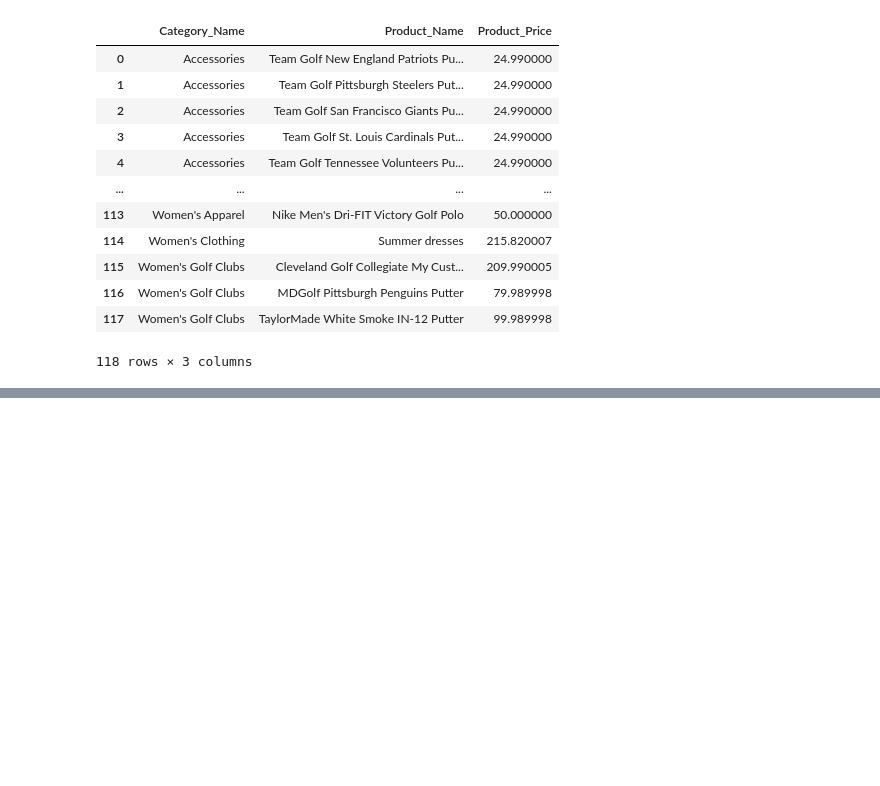
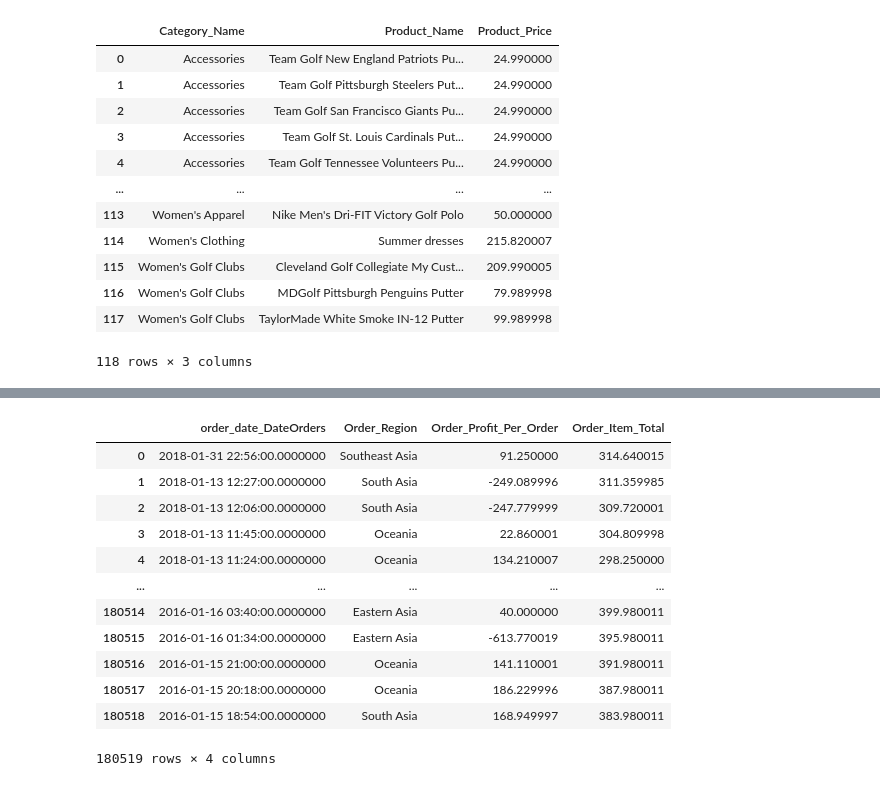
Before and after one commit to CCNY-Analytics-and-Quant/StevenCEdwinA-BAFall2023, a Jupyter notebook: Final Project.ipynb, the cells around one changed output, grey strips where cells are left out. Drawn from its saved outputs; the diff is of its cells as text; code cells hidden in the pictures; blank space fills up the shorter version.

```diff
--- a/Final Project.ipynb
+++ b/Final Project.ipynb
@@ -314,0 +336,18 @@ dfPD
+# %%
+# Now need to figure out the actual costs from the data. But there's no explicit data for it so we have to do some math.
+productCost = dfODA[['order_date_DateOrders', 'Order_Region', 'Order_Profit_Per_Order', 'Order_Item_Total']]
+productCost
+# %% [output]
+|  | order_date_DateOrders | Order_Region | Order_Profit_Per_Order | Order_Item_Total |
+| 0 | 2018-01-31 22:56:00.0000000 | Southeast Asia | 91.250000 | 314.640015 |
+| 1 | 2018-01-13 12:27:00.0000000 | South Asia | -249.089996 | 311.359985 |
+| 2 | 2018-01-13 12:06:00.0000000 | South Asia | -247.779999 | 309.720001 |
+| 3 | 2018-01-13 11:45:00.0000000 | Oceania | 22.860001 | 304.809998 |
+| 4 | 2018-01-13 11:24:00.0000000 | Oceania | 134.210007 | 298.250000 |
+| ... | ... | ... | ... | ... |
+| 180514 | 2016-01-16 03:40:00.0000000 | Eastern Asia | 40.000000 | 399.980011 |
+| 180515 | 2016-01-16 01:34:00.0000000 | Eastern Asia | -613.770019 | 395.980011 |
+| 180516 | 2016-01-15 21:00:00.0000000 | Oceania | 141.110001 | 391.980011 |
+| 180517 | 2016-01-15 20:18:00.0000000 | Oceania | 186.229996 | 387.980011 |
+| 180518 | 2016-01-15 18:54:00.0000000 | South Asia | 168.949997 | 383.980011 |
+180519 rows × 4 columns
```
Also changed, not shown: parts of 7 cells of this notebook.
